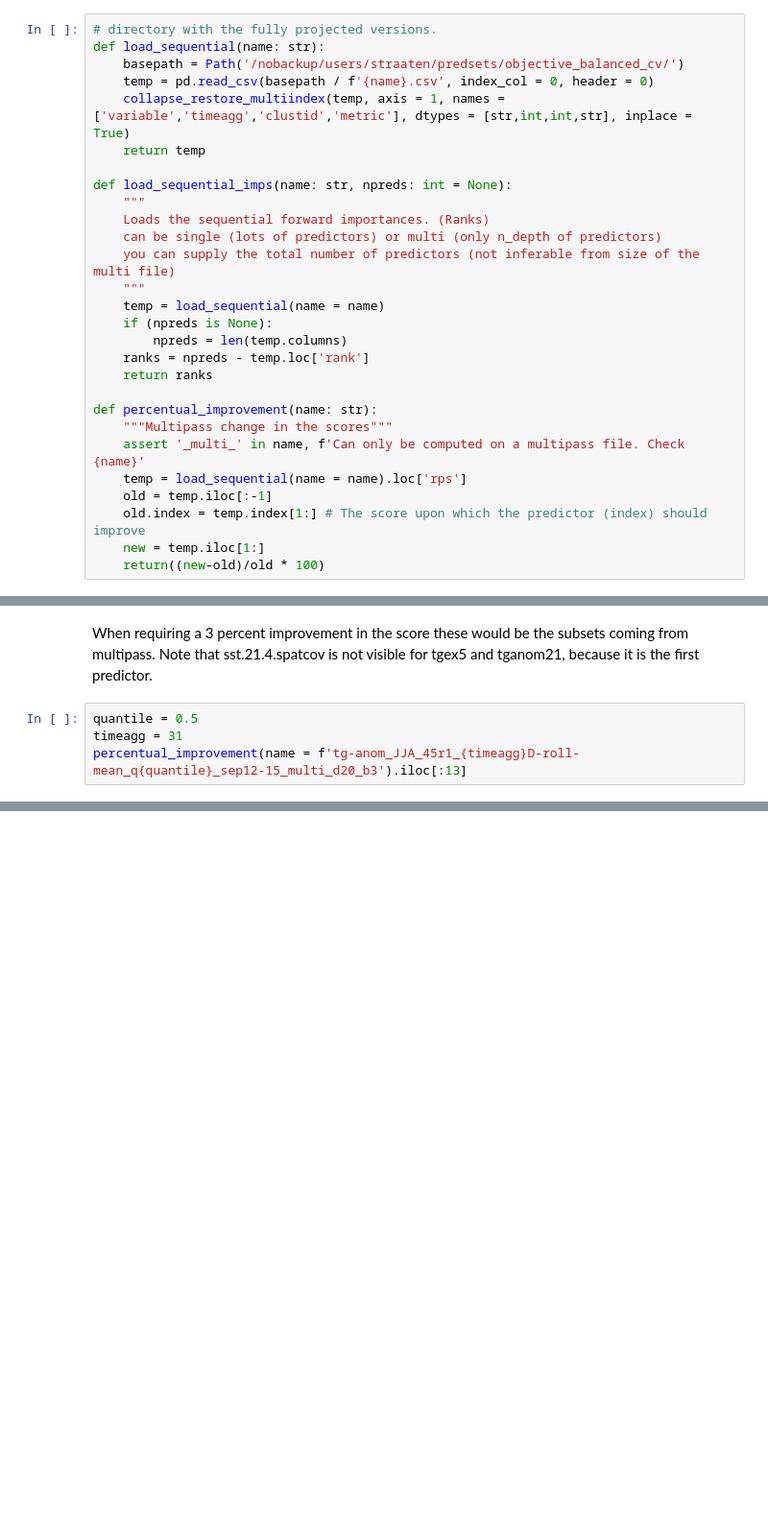
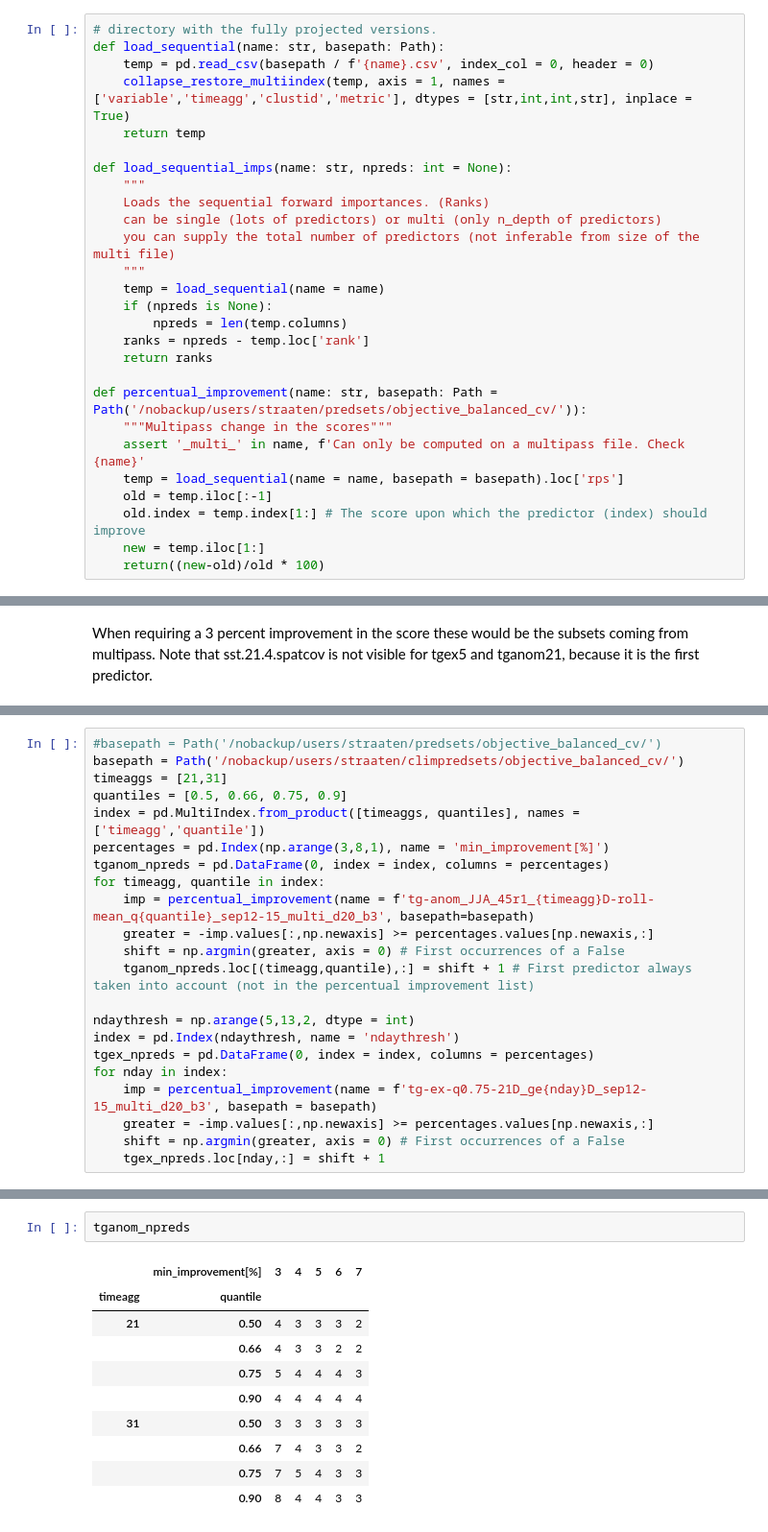
Before and after one commit to chiemvs/Hybrid, a Jupyter notebook: notebooks/predictor_selection.ipynb, the cells around one changed output, grey strips where cells are left out. Shown: that part at 96% size. Saved outputs shown, nothing was run; the diff lists cells and outputs as text; blank space fills up the shorter version.

```diff
--- a/notebooks/predictor_selection.ipynb
+++ b/notebooks/predictor_selection.ipynb
@@ -450,8 +450,7 @@ NEW Shared predictors (non-noisy predictands). But with 6 sets not a lot is trul
 * 'swvl13_europe', 11, 2,    'mean'
 # %%
 # directory with the fully projected versions.
-def load_sequential(name: str):
-    basepath = Path('/nobackup/users/straaten/predsets/objective_balanced_cv/')
+def load_sequential(name: str, basepath: Path):
     temp = pd.read_csv(basepath / f'{name}.csv', index_col = 0, header = 0)
     collapse_restore_multiindex(temp, axis = 1, names = ['variable','timeagg','clustid','metric'], dtypes = [str,int,int,str], inplace = True)
     return temp
@@ -468,10 +467,10 @@ def load_sequential_imps(name: str, npreds: int = None):
     ranks = npreds - temp.loc['rank']
     return ranks
 
-def percentual_improvement(name: str):
+def percentual_improvement(name: str, basepath: Path = Path('/nobackup/users/straaten/predsets/objective_balanced_cv/')):
     """Multipass change in the scores"""
     assert '_multi_' in name, f'Can only be computed on a multipass file. Check {name}'
-    temp = load_sequential(name = name).loc['rps']
+    temp = load_sequential(name = name, basepath = basepath).loc['rps']
     old = temp.iloc[:-1]
     old.index = temp.index[1:] # The score upon which the predictor (index) should improve
     new = temp.iloc[1:]
@@ -494,7 +478,3 @@ MultiIndex([(   'sst_nhplus', 21, 4, 'spatcov'),
 # %% [markdown]
 When requiring a 3 percent improvement in the score these would be the subsets coming from multipass.
 Note that sst.21.4.spatcov is not visible for tgex5 and tganom21, because it is the first predictor.
-# %%
-quantile = 0.5
-timeagg = 31
-percentual_improvement(name = f'tg-anom_JJA_45r1_{timeagg}D-roll-mean_q{quantile}_sep12-15_multi_d20_b3').iloc[:13]
@@ -535,0 +481,22 @@ Name: rps, dtype: float64
+# %%
+#basepath = Path('/nobackup/users/straaten/predsets/objective_balanced_cv/')
+basepath = Path('/nobackup/users/straaten/climpredsets/objective_balanced_cv/')
+timeaggs = [21,31]
+quantiles = [0.5, 0.66, 0.75, 0.9]
+index = pd.MultiIndex.from_product([timeaggs, quantiles], names = ['timeagg','quantile'])
+percentages = pd.Index(np.arange(3,8,1), name = 'min_improvement[%]')
+tganom_npreds = pd.DataFrame(0, index = index, columns = percentages)
+for timeagg, quantile in index:
+    imp = percentual_improvement(name = f'tg-anom_JJA_45r1_{timeagg}D-roll-mean_q{quantile}_sep12-15_multi_d20_b3', basepath=basepath)
+    greater = -imp.values[:,np.newaxis] >= percentages.values[np.newaxis,:]
+    shift = np.argmin(greater, axis = 0) # First occurrences of a False
+    tganom_npreds.loc[(timeagg,quantile),:] = shift + 1 # First predictor always taken into account (not in the percentual improvement list)
+
+ndaythresh = np.arange(5,13,2, dtype = int)
+index = pd.Index(ndaythresh, name = 'ndaythresh')
+tgex_npreds = pd.DataFrame(0, index = index, columns = percentages)
+for nday in index:
+    imp = percentual_improvement(name = f'tg-ex-q0.75-21D_ge{nday}D_sep12-15_multi_d20_b3', basepath = basepath)
+    greater = -imp.values[:,np.newaxis] >= percentages.values[np.newaxis,:]
+    shift = np.argmin(greater, axis = 0) # First occurrences of a False
+    tgex_npreds.loc[nday,:] = shift + 1
@@ -535,0 +512,13 @@ Name: rps, dtype: float64
+# %%
+tganom_npreds
+# %% [output]
+|  | min_improvement[%] | 3 | 4 | 5 | 6 | 7 |
+| timeagg | quantile |  |  |  |  |  |
+| 21 | 0.50 | 4 | 3 | 3 | 3 | 2 |
+|  | 0.66 | 4 | 3 | 3 | 2 | 2 |
+|  | 0.75 | 5 | 4 | 4 | 4 | 3 |
+|  | 0.90 | 4 | 4 | 4 | 4 | 4 |
+| 31 | 0.50 | 3 | 3 | 3 | 3 | 3 |
+|  | 0.66 | 7 | 4 | 3 | 3 | 2 |
+|  | 0.75 | 7 | 5 | 4 | 3 | 3 |
+|  | 0.90 | 8 | 4 | 4 | 3 | 3 |
```
Also changed, not shown: parts of 6 cells of this notebook, 7 other files.
